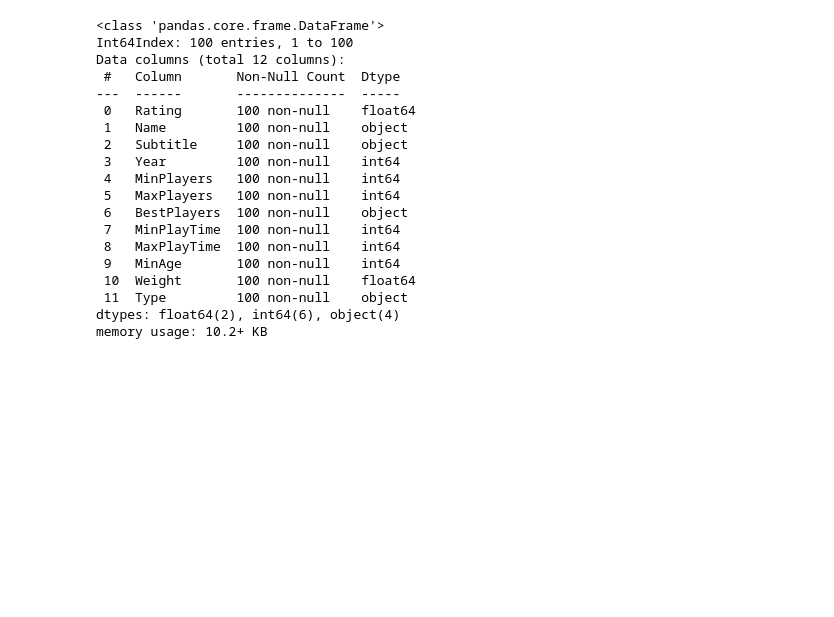
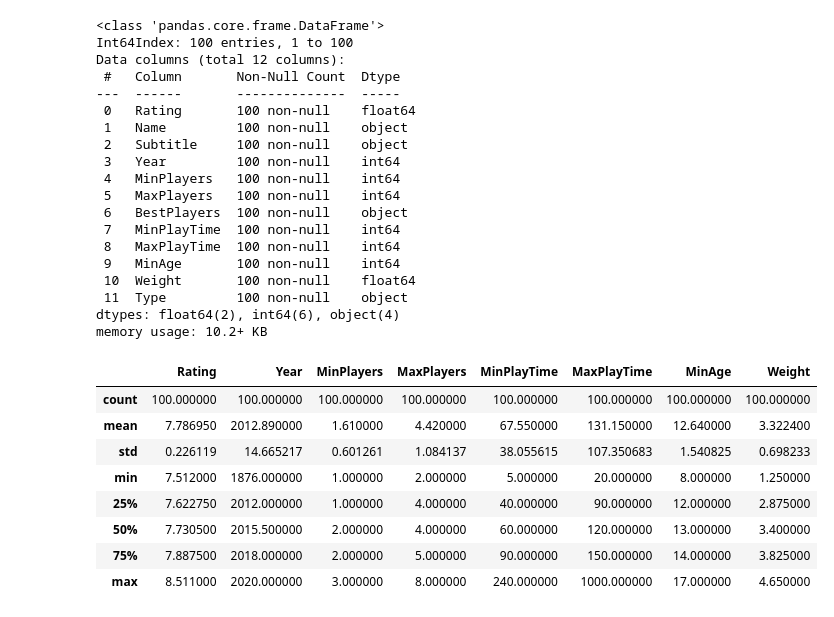
Before and after one commit to molnedit4/bg100_project, a Jupyter notebook: bg100_notebook.ipynb, the cells around one changed output. Cells and saved outputs as stored; diff of their text form; code cells hidden in the pictures; blank space fills up the shorter version.

```diff
--- a/bg100_notebook.ipynb
+++ b/bg100_notebook.ipynb
@@ -78,3 +52,15 @@ Data columns (total 12 columns):
  11  Type         100 non-null    object
 dtypes: float64(2), int64(6), object(4)
 memory usage: 10.2+ KB
+# %%
+df.describe()
+# %% [output]
+|  | Rating | Year | MinPlayers | MaxPlayers | MinPlayTime | MaxPlayTime | MinAge | Weight |
+| count | 100.000000 | 100.000000 | 100.000000 | 100.000000 | 100.000000 | 100.000000 | 100.000000 | 100.000000 |
+| mean | 7.786950 | 2012.890000 | 1.610000 | 4.420000 | 67.550000 | 131.150000 | 12.640000 | 3.322400 |
+| std | 0.226119 | 14.665217 | 0.601261 | 1.084137 | 38.055615 | 107.350683 | 1.540825 | 0.698233 |
+| min | 7.512000 | 1876.000000 | 1.000000 | 2.000000 | 5.000000 | 20.000000 | 8.000000 | 1.250000 |
+| 25% | 7.622750 | 2012.000000 | 1.000000 | 4.000000 | 40.000000 | 90.000000 | 12.000000 | 2.875000 |
+| 50% | 7.730500 | 2015.500000 | 2.000000 | 4.000000 | 60.000000 | 120.000000 | 13.000000 | 3.400000 |
+| 75% | 7.887500 | 2018.000000 | 2.000000 | 5.000000 | 90.000000 | 150.000000 | 14.000000 | 3.825000 |
+| max | 8.511000 | 2020.000000 | 3.000000 | 8.000000 | 240.000000 | 1000.000000 | 17.000000 | 4.650000 |
```
Also changed, not shown: parts of 11 cells of this notebook.
